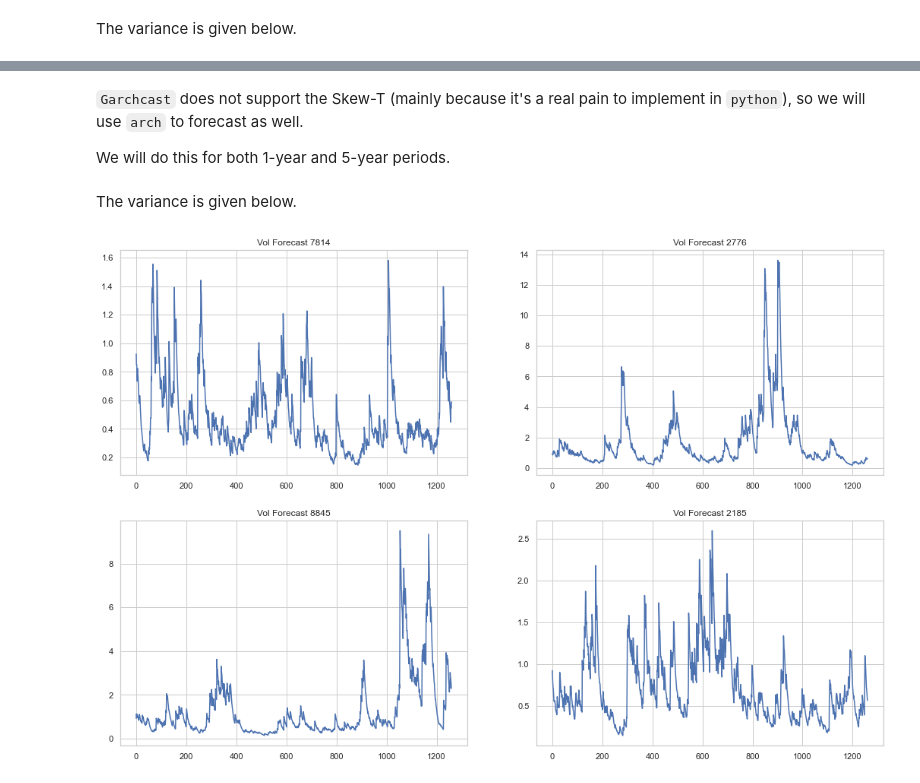
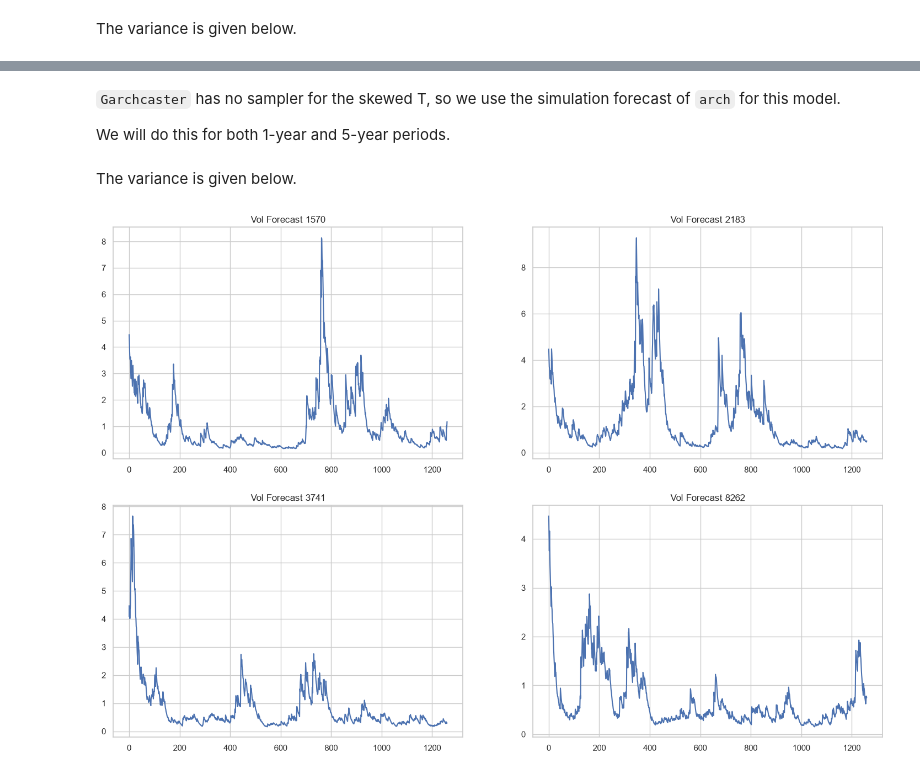
Before and after one commit to rjskene/phat, a Jupyter notebook: docs/notebooks/phatgarch.ipynb, the cells around one changed output, grey strips where cells are left out. Saved outputs shown, nothing was run; the diff lists cells and outputs as text; code cells hidden in the pictures.

```diff
--- a/docs/notebooks/phatgarch.ipynb
+++ b/docs/notebooks/phatgarch.ipynb
@@ -622,7 +557,8 @@ ax, S_5, bins = arres5.plot('end_price', p=1)
 
 ax.axvline(S_5[:, -1].mean(), c='C1', ls='--', label=f'Mean: {S_5[:, -1].mean():.2f}')
 
-logps = scist.lognorm.fit(S_5[:, -1][S_5[:,-1]>=0])
+with np.errstate(invalid='ignore'):
+    logps = scist.lognorm.fit(S_5[:, -1][S_5[:,-1]>=0])
 x = np.linspace(0, 10, 1000)
 lnormfit = scist.lognorm.pdf(x, *logps)
 ax.plot(x, lnormfit, c='C2', label=r'$LogN$'+f'({logps[0]:.2f},{logps[1]:.2f},{logps[2]:.2f})')
@@ -690,7 +633,7 @@ n = 10000
 days = 252
 mod = ph.Garchcaster(
     garch=tres,
-    iters=n,
-    periods=days,
+    n_paths=n,
+    horizon=days,
 )
 # %% [markdown]
@@ -698,7 +641,7 @@ We can incorporate the fitted T distribution into `Garchcast` simply by generati
 # %%
-t_dist = scist.t(tres.params[-1])
-tfore1 = mod.forecast(innovs=t_dist.rvs((n, days))/t_dist.std())
-tfore2 = mod.forecast(innovs=t_dist.rvs((n, days*5))/t_dist.std(), periods=days*5)
+t_dist = scist.t(tres.params.iloc[-1])
+tfore1 = mod.forecast(innovs=t_dist.rvs((n, days), random_state=gen)/t_dist.std())
+tfore2 = mod.forecast(innovs=t_dist.rvs((n, days*5), random_state=gen)/t_dist.std(), horizon=days*5)
 # %% [markdown]
 The variance is given below.
 # %%
@@ -804,28 +747,29 @@ lambda        -0.0568  9.809e-03     -5.796  6.811e-09 [-7.607e-02,-3.762e-02]
 
 Covariance estimator: robust
 # %% [markdown]
-`Garchcast` does not support the Skew-T (mainly because it's a real pain to implement in `python`), so we will use `arch` to forecast as well.
+`Garchcaster` has no sampler for the skewed T, so we use the simulation forecast of `arch` for this model.
 
 We will do this for both 1-year and 5-year periods.
 # %%
 n = 10000
 days = 252
 
-skfore1 = tres.forecast(horizon=days, simulations=n, method='simulation', reindex=False)
-skfore2 = tres.forecast(horizon=days*5, simulations=n, method='simulation', reindex=False)
+with np.errstate(all='ignore'):    # spurious floating-point warnings from the BLAS matmul
+    skfore1 = skres.forecast(horizon=days, simulations=n, method='simulation', reindex=False)
+    skfore2 = skres.forecast(horizon=days*5, simulations=n, method='simulation', reindex=False)
 # %% [markdown]
 The variance is given below.
 # %%
 fig, axs = plt.subplots(2,2,figsize=(18,12))
 axs = axs.flatten()
 
-for i, ax in zip(np.random.randint(0, n, size=axs.size), axs):
-    ax.plot(skfore2.simulations.variances[0][i], label='Phat Residuals')
+for i, ax in zip(gen.integers(0, n, size=axs.size), axs):
+    ax.plot(skfore2.simulations.variances[0][i], label='Skew-T innovations')
     ax.set_title(f'Vol Forecast {i}')
 
 plt.show()
 # %% [output]
-[figure, old version]
+[figure, new version]
 # %%
 fig, (ax1, ax2) = plt.subplots(1,2,figsize=(18,6))
 
```
Also changed, not shown: parts of 118 cells of this notebook, 4 other files.
